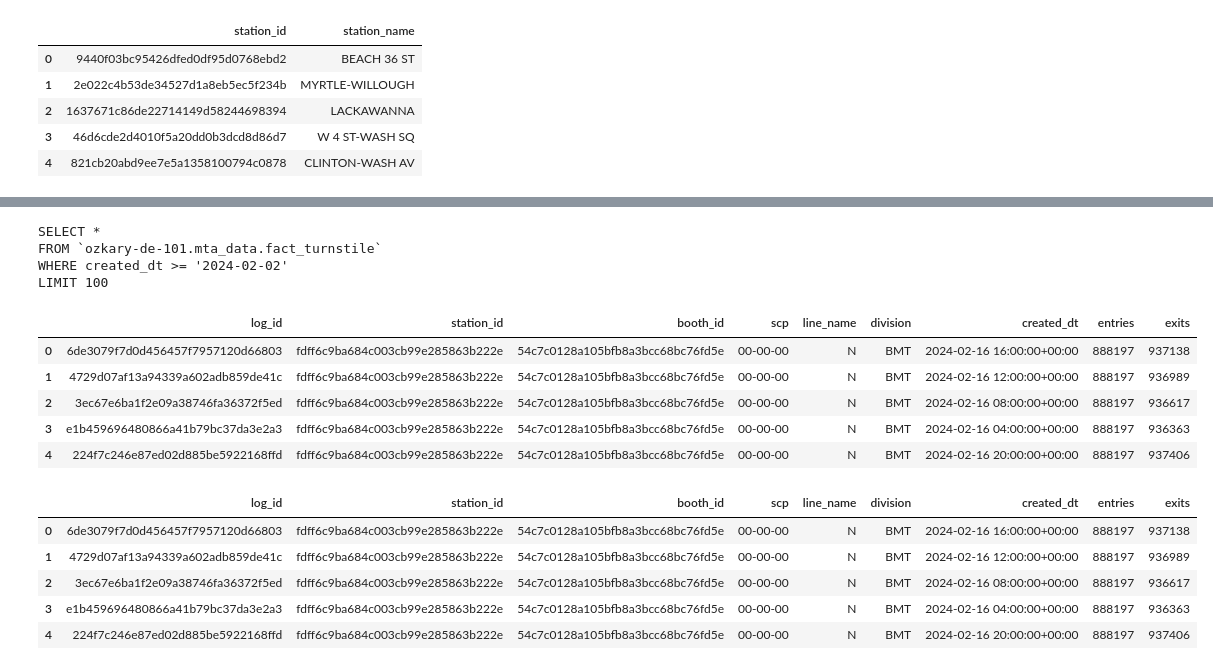
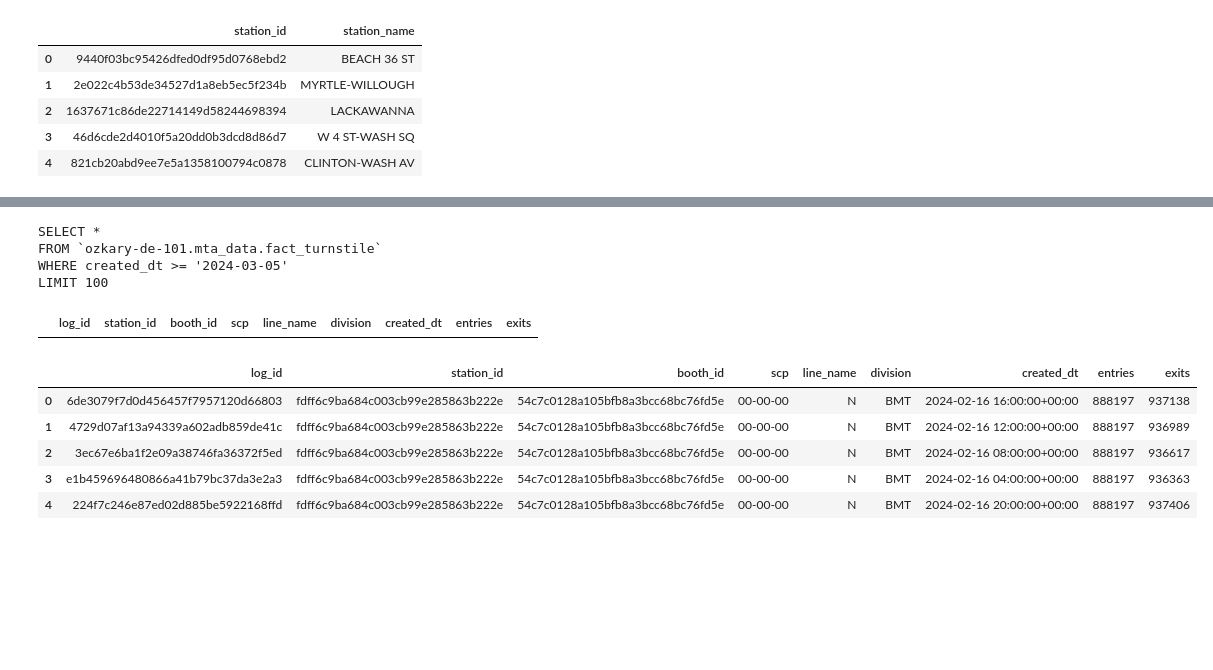
Before and after one commit to ozkary/data-engineering-mta-turnstile, a Jupyter notebook: Step4-Data-Warehouse/bigquery.ipynb, the cells around one changed output, grey strips where cells are left out. Drawn from its saved outputs; the diff is of its cells as text; code cells hidden in the pictures; blank space fills up the shorter version.

```diff
--- a/Step4-Data-Warehouse/bigquery.ipynb
+++ b/Step4-Data-Warehouse/bigquery.ipynb
@@ -150,32 +154,27 @@ FROM `ozkary-de-101.mta_data.fact_turnstile`
 # %%
 # read records from n days ago
 from datetime import datetime, timedelta
 
 # set a variable to the current date - n days
-last_month = datetime.today() - timedelta(days=90)
+last_month = datetime.today() - timedelta(days=115)
 date_value = last_month.strftime('%Y-%m-%d')
 
 # select a limit of 100 rows with the latest date
 sql = """
 SELECT *
 FROM `{}.{}.fact_turnstile`
 WHERE created_dt >= '{}'
 LIMIT 100
 """.format(PROJECT, DATASET, date_value)
 print(sql)
 df = run_query(sql)
 df.head()
 # %% [output]
 SELECT *
 FROM `ozkary-de-101.mta_data.fact_turnstile`
-WHERE created_dt >= '2024-02-02'
+WHERE created_dt >= '2024-03-05'
 LIMIT 100
 |  | log_id | station_id | booth_id | scp | line_name | division | created_dt | entries | exits |
-| 0 | 6de3079f7d0d456457f7957120d66803 | fdff6c9ba684c003cb99e285863b222e | 54c7c0128a105bfb8a3bcc68bc76fd5e | 00-00-00 | N | BMT | 2024-02-16 16:00:00+00:00 | 888197 | 937138 |
-| 1 | 4729d07af13a94339a602adb859de41c | fdff6c9ba684c003cb99e285863b222e | 54c7c0128a105bfb8a3bcc68bc76fd5e | 00-00-00 | N | BMT | 2024-02-16 12:00:00+00:00 | 888197 | 936989 |
-| 2 | 3ec67e6ba1f2e09a38746fa36372f5ed | fdff6c9ba684c003cb99e285863b222e | 54c7c0128a105bfb8a3bcc68bc76fd5e | 00-00-00 | N | BMT | 2024-02-16 08:00:00+00:00 | 888197 | 936617 |
-| 3 | e1b459696480866a41b79bc37da3e2a3 | fdff6c9ba684c003cb99e285863b222e | 54c7c0128a105bfb8a3bcc68bc76fd5e | 00-00-00 | N | BMT | 2024-02-16 04:00:00+00:00 | 888197 | 936363 |
-| 4 | 224f7c246e87ed02d885be5922168ffd | fdff6c9ba684c003cb99e285863b222e | 54c7c0128a105bfb8a3bcc68bc76fd5e | 00-00-00 | N | BMT | 2024-02-16 20:00:00+00:00 | 888197 | 937406 |
 # %%
 # print the dataframe in a grid format
 def print_df(df):
```
Also changed, not shown: parts of 5 cells of this notebook, 7 other files.
